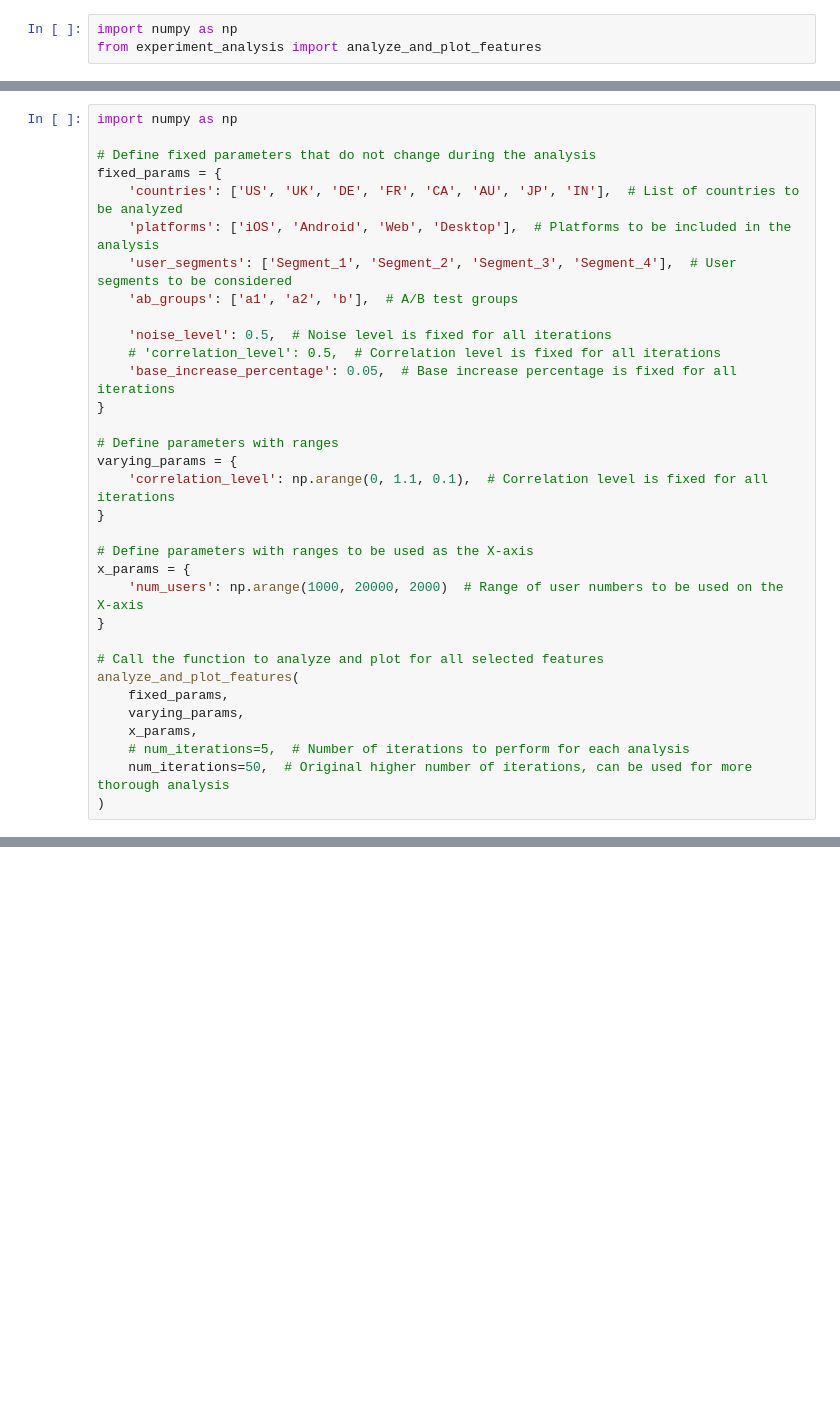
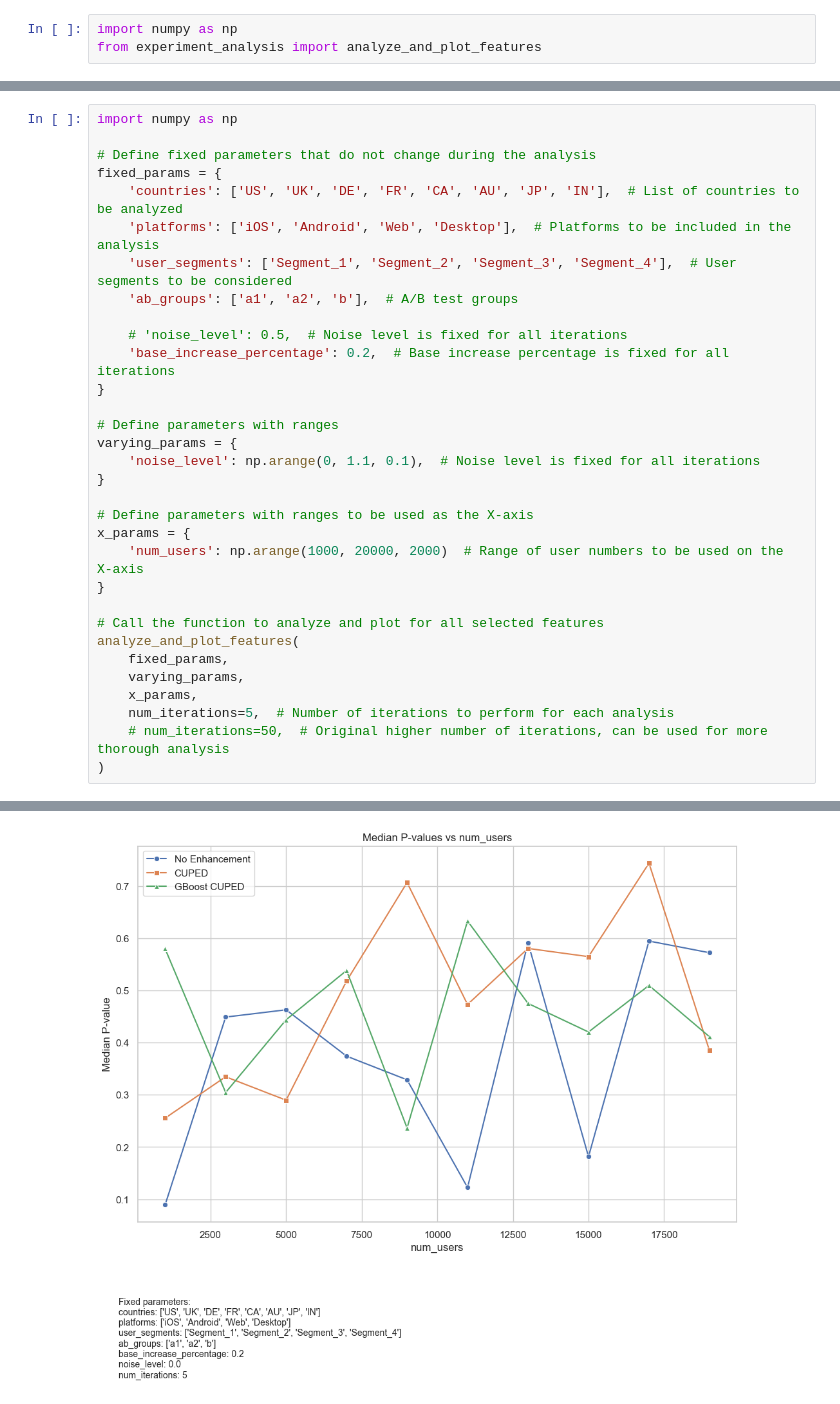
Before and after one commit to dmitry-brazhenko/ab-test-advanced-toolkit, a Jupyter notebook: examples/research.ipynb, the cells around one changed output, grey strips where cells are left out. Saved outputs shown, nothing was run; the diff lists cells and outputs as text; blank space fills up the shorter version.

```diff
--- a/examples/research.ipynb
+++ b/examples/research.ipynb
@@ -61,14 +58,13 @@ fixed_params = {
     'user_segments': ['Segment_1', 'Segment_2', 'Segment_3', 'Segment_4'],  # User segments to be considered
     'ab_groups': ['a1', 'a2', 'b'],  # A/B test groups
 
-    'noise_level': 0.5,  # Noise level is fixed for all iterations
-    # 'correlation_level': 0.5,  # Correlation level is fixed for all iterations
-    'base_increase_percentage': 0.05,  # Base increase percentage is fixed for all iterations
+    # 'noise_level': 0.5,  # Noise level is fixed for all iterations
+    'base_increase_percentage': 0.2,  # Base increase percentage is fixed for all iterations
 }
 
 # Define parameters with ranges
 varying_params = {
-    'correlation_level': np.arange(0, 1.1, 0.1),  # Correlation level is fixed for all iterations
+    'noise_level': np.arange(0, 1.1, 0.1),  # Noise level is fixed for all iterations
 }
 
 # Define parameters with ranges to be used as the X-axis
@@ -81,6 +77,7 @@ analyze_and_plot_features(
     fixed_params,
     varying_params,
     x_params,
-    # num_iterations=5,  # Number of iterations to perform for each analysis
-    num_iterations=50,  # Original higher number of iterations, can be used for more thorough analysis
+    num_iterations=5,  # Number of iterations to perform for each analysis
+    # num_iterations=50,  # Original higher number of iterations, can be used for more thorough analysis
 )
+# %% [output]
@@ -86,0 +85 @@ analyze_and_plot_features(
+[figure, added]
```
Also changed, not shown: parts of 3 cells of this notebook, 4 other files.
